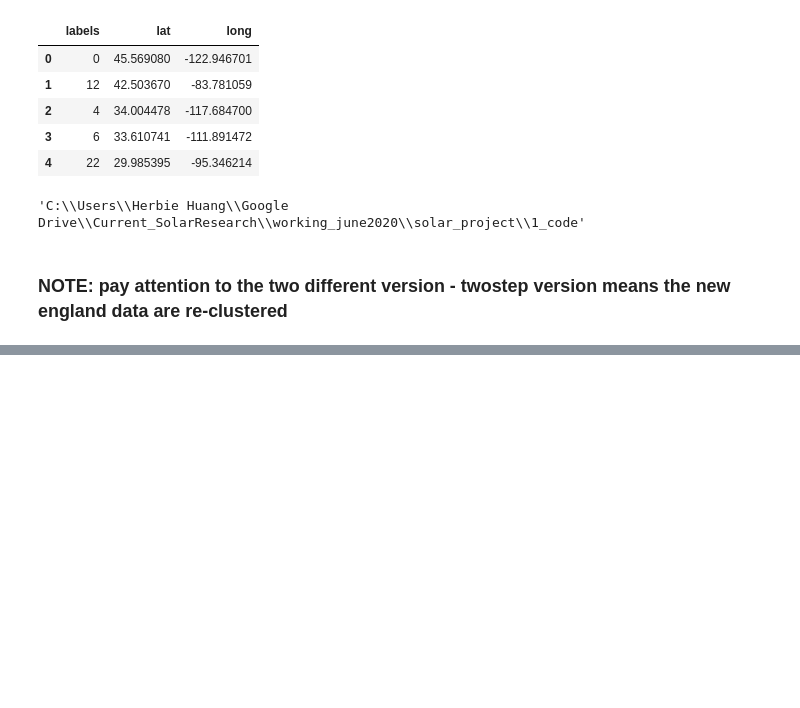
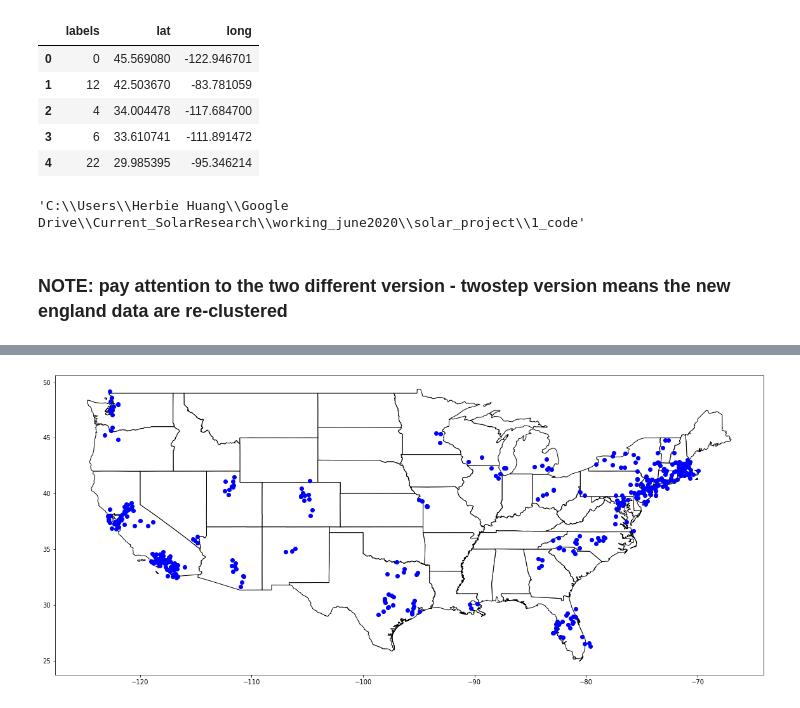
Before and after one commit to herbsh/solar_project, a Jupyter notebook: 1_code/step1_clustering_with_gridsearch.ipynb, the cells around one changed output, grey strips where cells are left out. Saved outputs shown, nothing was run; the diff lists cells and outputs as text; code cells hidden in the pictures; blank space fills up the shorter version.

```diff
--- a/1_code/step1_clustering_with_gridsearch.ipynb
+++ b/1_code/step1_clustering_with_gridsearch.ipynb
@@ -841,0 +895,2 @@ es_labeled.to_csv(r'../2_pipeline/es_labeled'+parameters+'.csv')
+# %%
+es_labeled_jitter['jitter_lat']=np.random.uniform(-0.5,0.5,len(es_labeled_jitter))
@@ -841,0 +906,2 @@ es_labeled.to_csv(r'../2_pipeline/es_labeled'+parameters+'.csv')
+# %%
+es_labeled_jitter['jitter_long']=np.random.uniform(-0.5,0.5,len(es_labeled_jitter))
@@ -841,0 +917,4 @@ es_labeled.to_csv(r'../2_pipeline/es_labeled'+parameters+'.csv')
+# %%
+es_labeled_jitter['lat']=es_labeled_jitter['lat']+es_labeled_jitter['jitter_lat']
+# %%
+es_labeled_jitter['long']=es_labeled_jitter['long']+es_labeled_jitter['jitter_long']
@@ -841,0 +930,4 @@ es_labeled.to_csv(r'../2_pipeline/es_labeled'+parameters+'.csv')
+# %%
+plot_coordinates_us(es_labeled_jitter[es_labeled_jitter['labels']!=-1])
+# %% [output]
+[figure, added]
```
Also changed, not shown: parts of 29 cells of this notebook, 3 other files.
